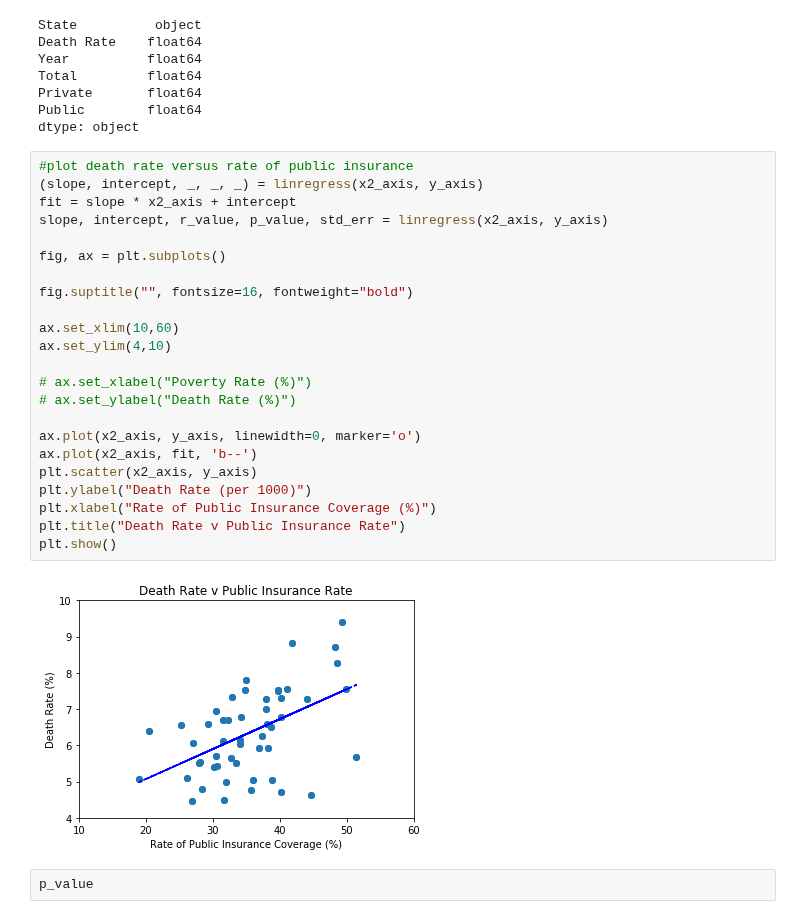
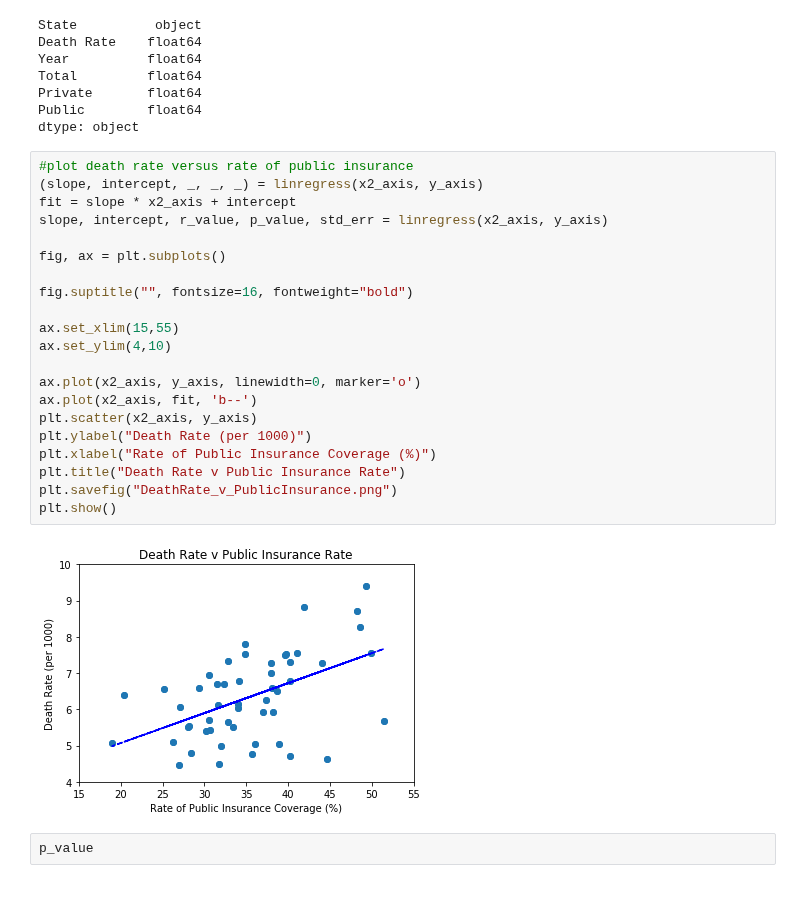
Before and after one commit to jasminajovanovic/IMR, a Jupyter notebook: Poverty.ipynb, the cells around one changed output. Drawn from its saved outputs; the diff is of its cells as text.

```diff
--- a/Poverty.ipynb
+++ b/Poverty.ipynb
@@ -327,28 +325,26 @@ dtype: object
 # %%
 #plot death rate versus rate of public insurance
 (slope, intercept, _, _, _) = linregress(x2_axis, y_axis)
 fit = slope * x2_axis + intercept
 slope, intercept, r_value, p_value, std_err = linregress(x2_axis, y_axis)
 
 fig, ax = plt.subplots()
 
 fig.suptitle("", fontsize=16, fontweight="bold")
 
-ax.set_xlim(10,60)
+ax.set_xlim(15,55)
 ax.set_ylim(4,10)
-
-# ax.set_xlabel("Poverty Rate (%)")
-# ax.set_ylabel("Death Rate (%)")
 
 ax.plot(x2_axis, y_axis, linewidth=0, marker='o')
 ax.plot(x2_axis, fit, 'b--')
 plt.scatter(x2_axis, y_axis)
 plt.ylabel("Death Rate (per 1000)")
 plt.xlabel("Rate of Public Insurance Coverage (%)")
 plt.title("Death Rate v Public Insurance Rate")
+plt.savefig("DeathRate_v_PublicInsurance.png")
 plt.show()
 # %% [output]
-[figure, old version]
+[figure, new version]
 # %%
 p_value
 # %% [output]
```
Also changed, not shown: parts of 7 cells of this notebook, 2 other files.
